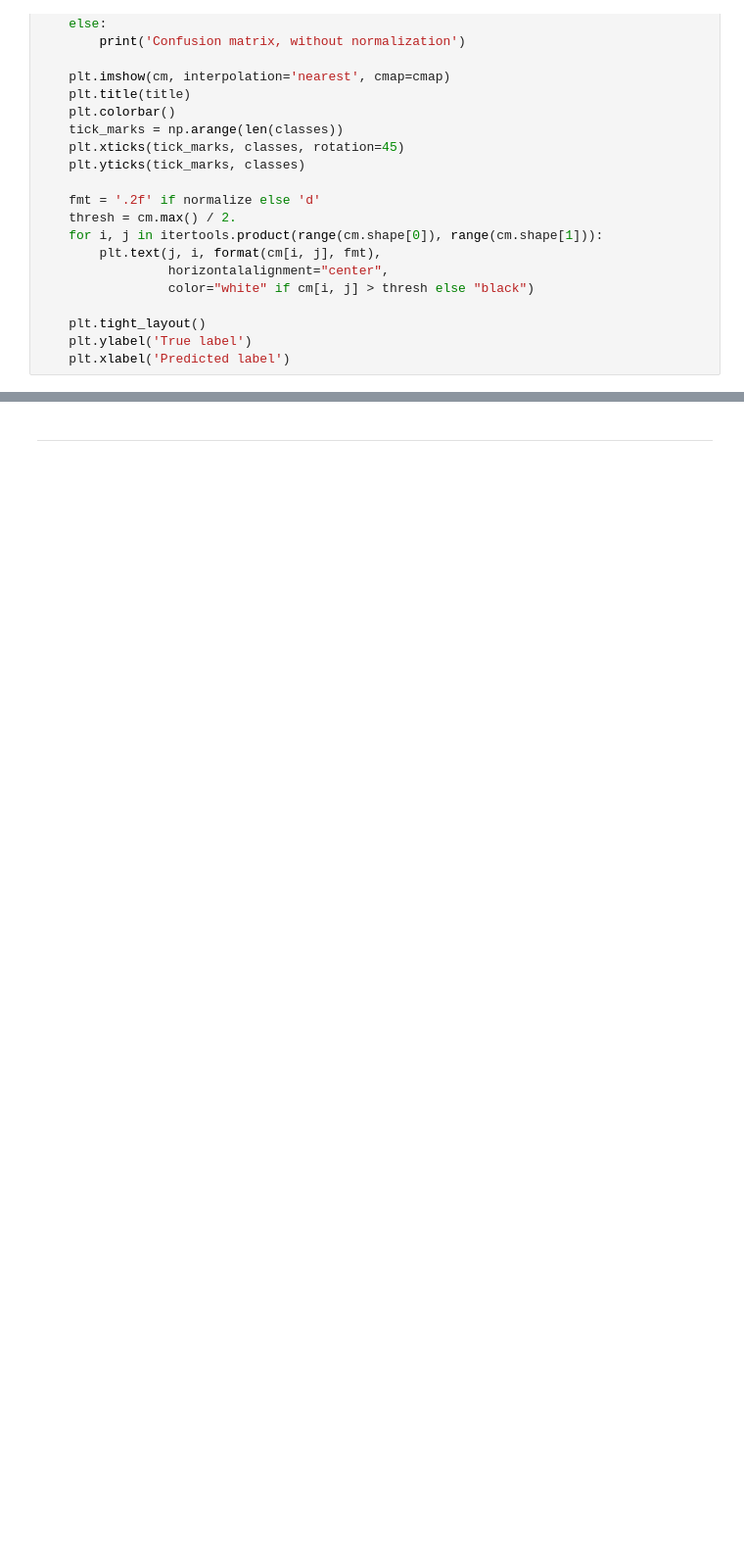
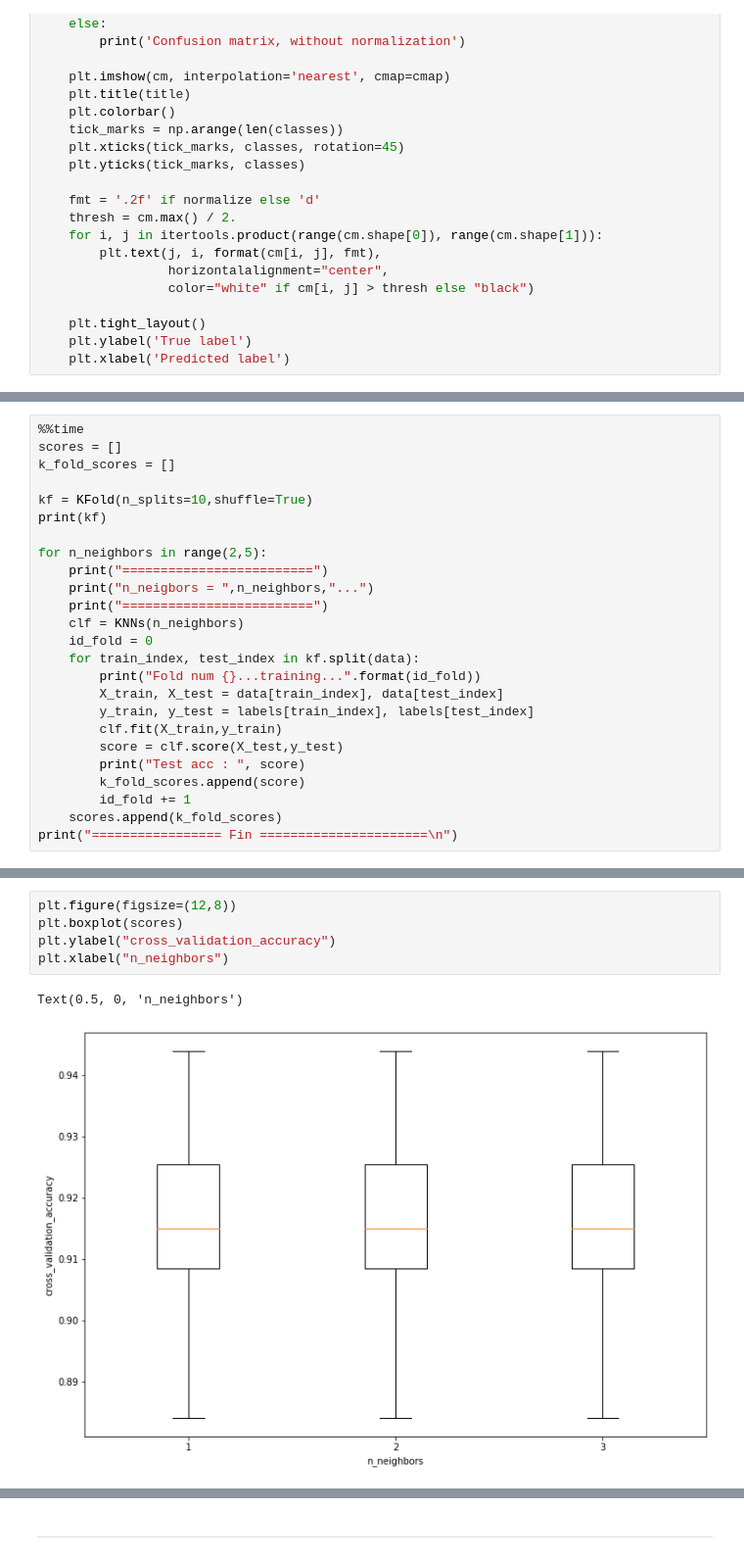
Before and after one commit to kuro10/Apprentissage, a Jupyter notebook: TP1/TP1.ipynb, the cells around one changed output, grey strips where cells are left out. Shown at 98% size. Drawn from its saved outputs; the diff is of its cells as text; blank space fills up the shorter version.

```diff
--- a/TP1/TP1.ipynb
+++ b/TP1/TP1.ipynb
@@ -518,0 +311,25 @@ Total execution time :  5.06197714805603
+# %%
+%%time
+scores = []
+k_fold_scores = []
+
+kf = KFold(n_splits=10,shuffle=True)
+print(kf)
+
+for n_neighbors in range(2,5):
+    print("=========================")
+    print("n_neigbors = ",n_neighbors,"...")
+    print("=========================")
+    clf = KNNs(n_neighbors)
+    id_fold = 0
+    for train_index, test_index in kf.split(data):
+        print("Fold num {}...training...".format(id_fold))
+        X_train, X_test = data[train_index], data[test_index]
+        y_train, y_test = labels[train_index], labels[test_index]
+        clf.fit(X_train,y_train)
+        score = clf.score(X_test,y_test)
+        print("Test acc : ", score)
+        k_fold_scores.append(score)
+        id_fold += 1
+    scores.append(k_fold_scores)
+print("================= Fin ======================\n")
@@ -518,0 +354,8 @@ Total execution time :  5.06197714805603
+# %%
+plt.figure(figsize=(12,8))
+plt.boxplot(scores)
+plt.ylabel("cross_validation_accuracy")
+plt.xlabel("n_neighbors")
+# %% [output]
+Text(0.5, 0, 'n_neighbors')
+[figure, added]
```
Also changed, not shown: parts of 55 cells of this notebook, 2 other files.
